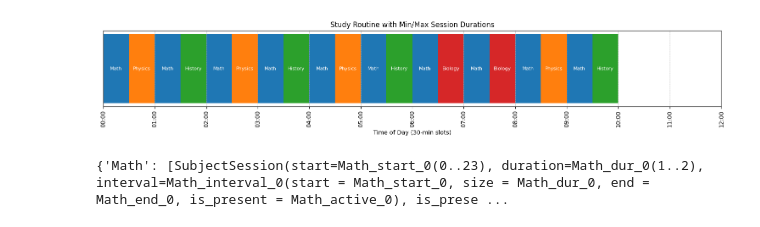
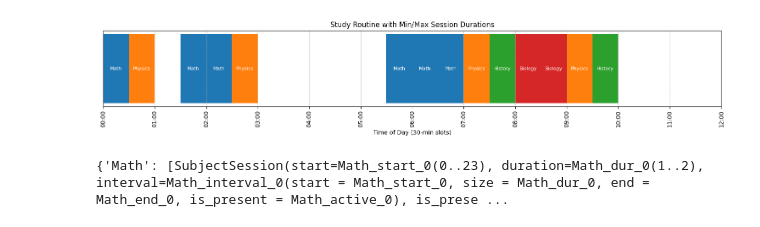
Before and after one commit to BiratBC/YojanAI, a Jupyter notebook: ml-algo/scheduler.ipynb, the cells around one changed output. Drawn from its saved outputs; the diff is of its cells as text; code cells hidden in the pictures.

```diff
--- a/ml-algo/scheduler.ipynb
+++ b/ml-algo/scheduler.ipynb
@@ -5,9 +5,9 @@ import collections
 
 # get the subject data with total credits
 subjects_data = {
-    'Math': 5,
+    'Math': 3,
     'Physics': 2,
-    'History': 2,
+    'History': 1,
     'Biology': 1
 }
 
@@ -65,16 +65,16 @@ for subject in all_subjects:
 model.AddNoOverlap(all_intervals)
 
 # No consecutive sessions of the same subject
-for subject in all_subjects:
-    sessions = subject_sessions[subject]
-    for i in range(len(sessions)):
-        for j in range(i + 1, len(sessions)):
-            si, sj = sessions[i], sessions[j]
-            active_both = model.NewBoolVar(f'{subject}_adj_{i}_{j}')
-            model.AddBoolAnd([si.is_present, sj.is_present]).OnlyEnforceIf(active_both)
-            model.AddBoolOr([si.is_present.Not(), sj.is_present.Not()]).OnlyEnforceIf(active_both.Not())
-            # Add no direct adjacency
-            model.Add(si.start + si.duration != sj.start).OnlyEnforceIf(active_both)
+# for subject in all_subjects:
+#     sessions = subject_sessions[subject]
+#     for i in range(len(sessions)):
+#         for j in range(i + 1, len(sessions)):
+#             si, sj = sessions[i], sessions[j]
+#             active_both = model.NewBoolVar(f'{subject}_adj_{i}_{j}')
+#             model.AddBoolAnd([si.is_present, sj.is_present]).OnlyEnforceIf(active_both)
+#             model.AddBoolOr([si.is_present.Not(), sj.is_present.Not()]).OnlyEnforceIf(active_both.Not())
+#             # Add no direct adjacency
+#             model.Add(si.start + si.duration != sj.start).OnlyEnforceIf(active_both)
 
 #constrain remain : skip the classes time, maximum gap between each session
 
@@ -125,3 +118,3 @@ load C:\Users\khatr\AppData\Roaming\Python\Python312\site-packages\ortools\.libs
 Schedule found!
-[figure, old version]
+[figure, new version]
 {'Math': [SubjectSession(start=Math_start_0(0..23), duration=Math_dur_0(1..2), interval=Math_interval_0(start = Math_start_0, size = Math_dur_0, end = Math_end_0, is_present = Math_active_0), is_prese ...
```
Also changed, not shown: parts of 1 cell of this notebook, 23 other files.
